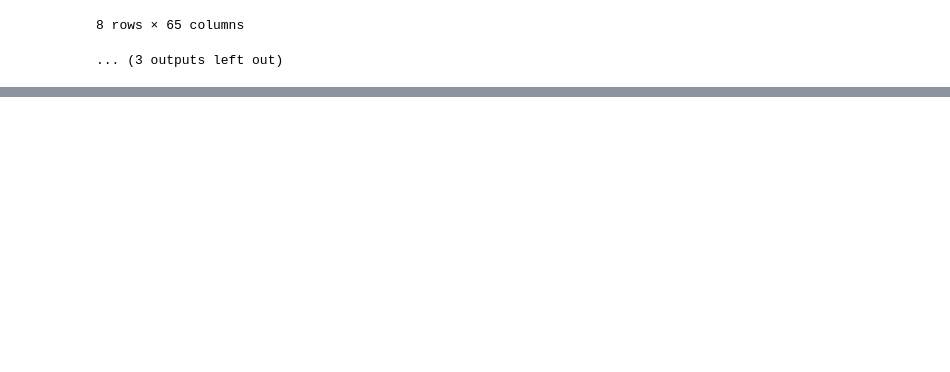
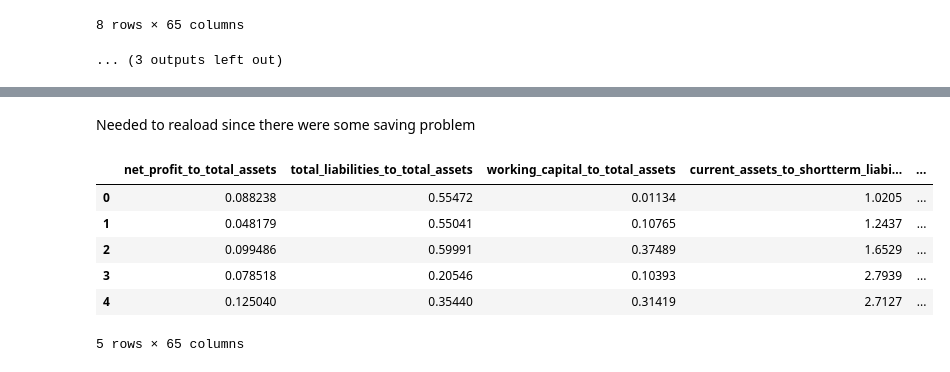
Before and after one commit to Vincent2308/Corporate-Bankruptcy, a Jupyter notebook: notebooks/week1/polish_eda.ipynb, the cells around one changed output, grey strips where cells are left out. Cells and saved outputs as stored; diff of their text form; code cells hidden in the pictures; blank space fills up the shorter version.

```diff
--- a/notebooks/week1/polish_eda.ipynb
+++ b/notebooks/week1/polish_eda.ipynb
@@ -399,0 +409,22 @@ import seaborn as sns
+# %% [markdown]
+Needed to reaload since there were some saving problem
+# %%
+base_url = "https://raw.githubusercontent.com/Vincent2308/Corporate-Bankruptcy/main/notebooks/week1/"
+
+year_data = {}
+for year in range(1, 6):
+    file = f"polish_bankruptcy_year{year}_winsorizez.csv"
+    df = pd.read_csv(base_url + file)
+    df["bankrupt"] = df["bankrupt"].astype(int)
+    year_data[year] = df
+
+df5 = year_data[5]
+df5.head()
+# %% [output]
+|  | net_profit_to_total_assets | total_liabilities_to_total_assets | working_capital_to_total_assets | current_assets_to_shortterm_liabi... | ... |
+| 0 | 0.088238 | 0.55472 | 0.01134 | 1.0205 | ... |
+| 1 | 0.048179 | 0.55041 | 0.10765 | 1.2437 | ... |
+| 2 | 0.099486 | 0.59991 | 0.37489 | 1.6529 | ... |
+| 3 | 0.078518 | 0.20546 | 0.10393 | 2.7939 | ... |
+| 4 | 0.125040 | 0.35440 | 0.31419 | 2.7127 | ... |
+5 rows × 65 columns
```
Also changed, not shown: parts of 20 cells of this notebook.
